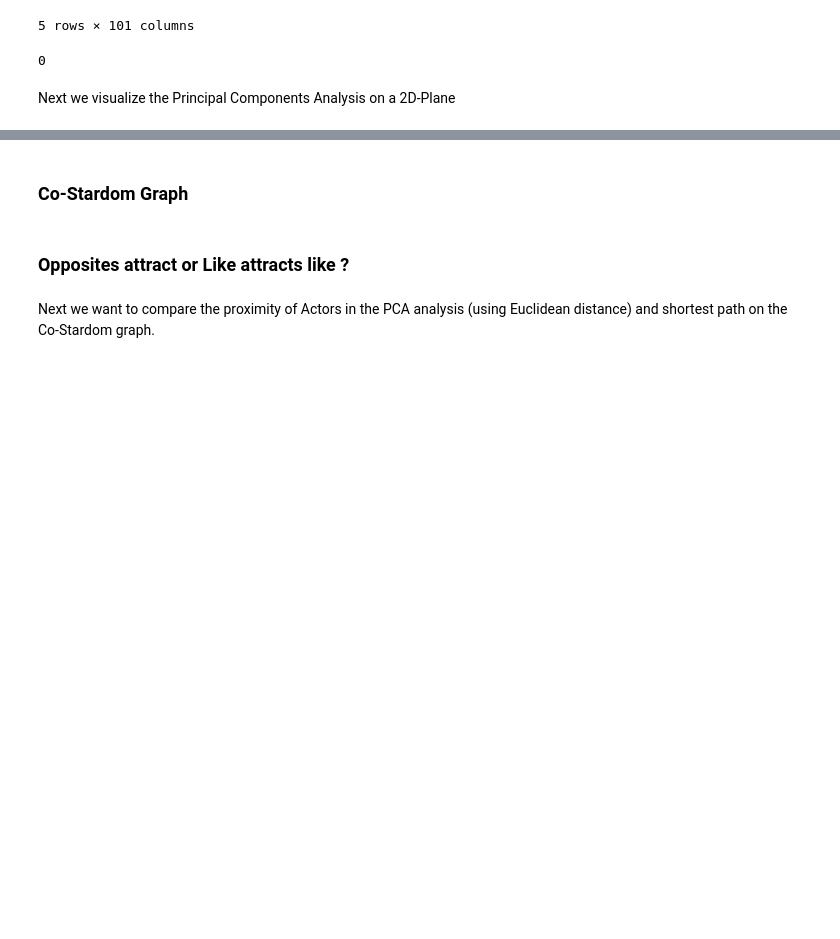
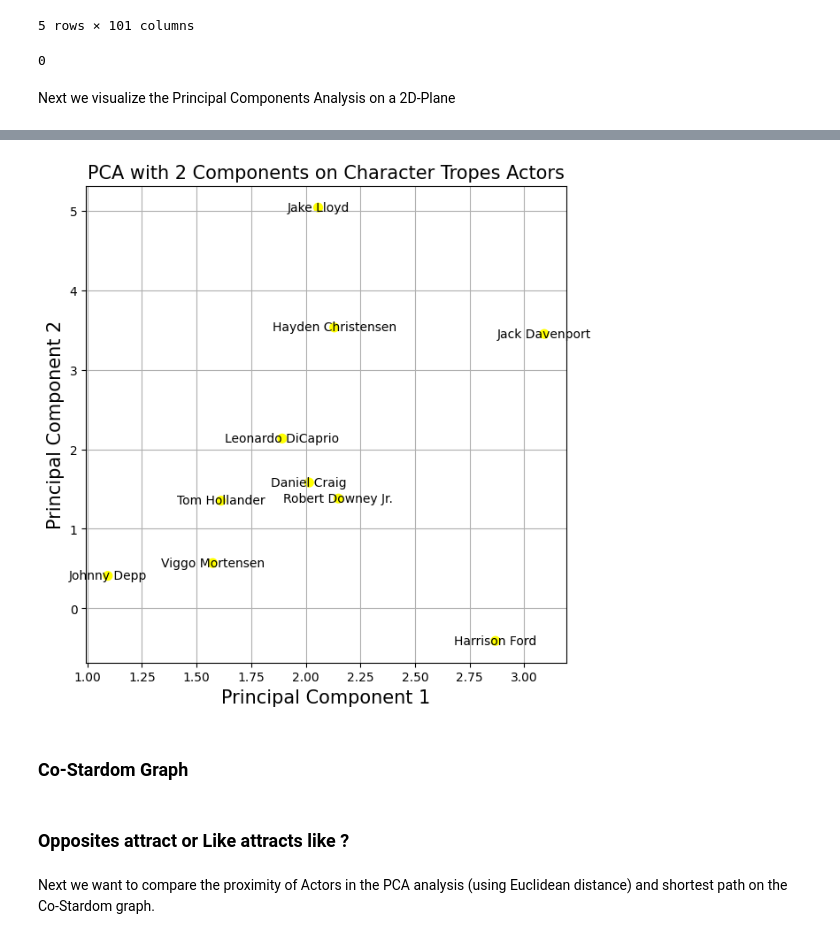
Before and after one commit to epfl-ada/ada-2022-project-shno, a Jupyter notebook: cmu_analysis.ipynb, the cells around one changed output, grey strips where cells are left out. Saved outputs shown, nothing was run; the diff lists cells and outputs as text; code cells hidden in the pictures; blank space fills up the shorter version.

```diff
--- a/cmu_analysis.ipynb
+++ b/cmu_analysis.ipynb
@@ -709,2 +714,21 @@ plt.show()
+# %%
+x_top = character_unique_actor_pca[:10, 0]
+y_top = character_unique_actor_pca[:10, 1]
+
+# Create a scatter plot
+plt.figure(figsize=(7,7))
+plt.xlabel('Principal Component 1', fontsize = 15)
+plt.ylabel('Principal Component 2', fontsize = 15)
+plt.title("PCA with 2 Components on Character Tropes Actors", fontsize=15)
+plt.grid()
+plt.scatter(x_top, y_top, s=50, c = color[:10])
+
+# Add labels to the points
+for i, index in enumerate(character_unique_pca.head(10).index):
+    plt.text(x[i], y[i], index, ha='center', va='center', fontsize=10, animated=True)
+
+plt.show()
+# %% [output]
+[figure, added]
 # %% [markdown]
 ### Co-Stardom Graph
```
Also changed, not shown: parts of 29 cells of this notebook.
